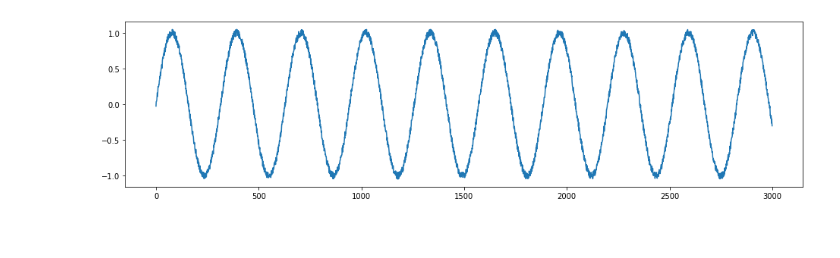
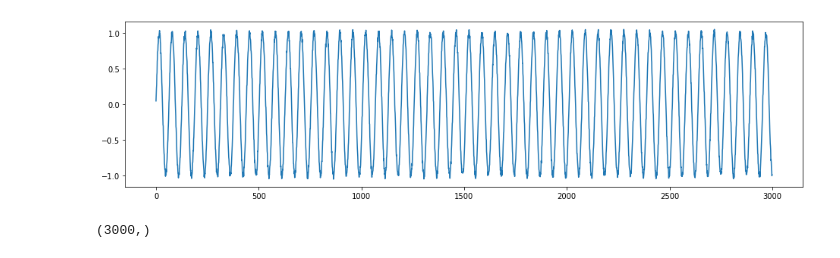
Before and after one commit to zahra-zarrabi/RNN, a Jupyter notebook: RNN_Regressor.ipynb, the cells around one changed output. Cells and saved outputs as stored; diff of their text form; code cells hidden in the pictures.

```diff
--- a/RNN_Regressor.ipynb
+++ b/RNN_Regressor.ipynb
@@ -8,12 +10,16 @@ import numpy as np
 N = 3000
 t = np.arange(0, N)
 # %%
-data_sin = np.sin(0.02*t) + np.random.uniform(-0.05, 0.05, N)
+data_sin = np.sin(0.1*t) + np.random.uniform(-0.05, 0.05, N)
 plt.figure(figsize=(16, 4))
 plt.plot(data_sin)
 plt.show()
 # %% [output]
-[figure, old version]
+[figure, new version]
+# %%
+print(data_sin.shape)
+# %% [output]
+(3000,)
 # %%
 def convertToDataset(signal, step):
   X = []
```
Also changed, not shown: parts of 11 cells of this notebook.
